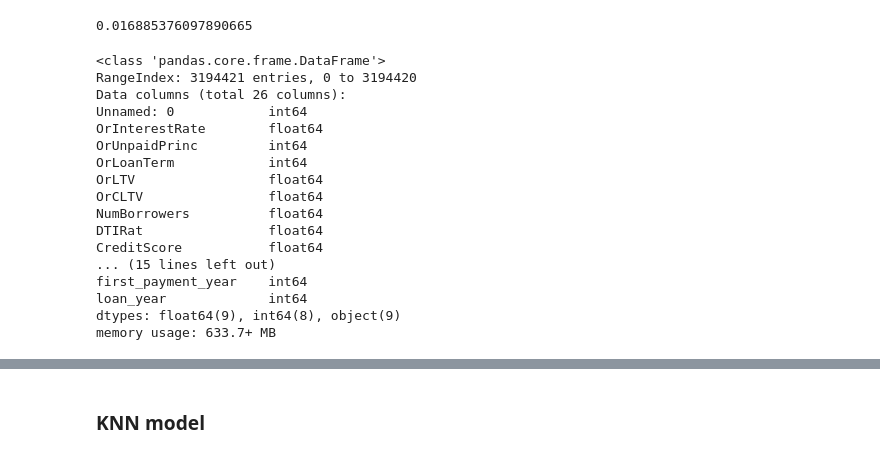
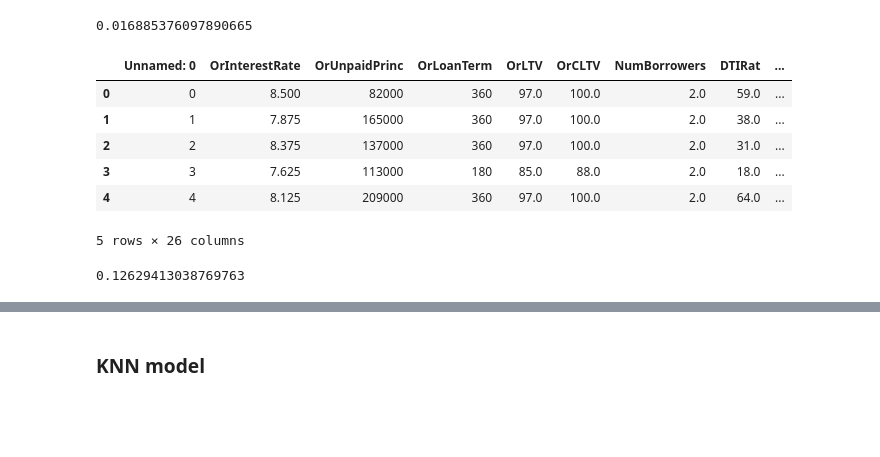
Before and after one commit to YD-Qi/Fannie-Mae-Loan-Project, a Jupyter notebook: Predict default.ipynb, the cells around one changed output, grey strips where cells are left out. Saved outputs shown, nothing was run; the diff lists cells and outputs as text; code cells hidden in the pictures; blank space fills up the shorter version.

```diff
--- a/Predict default.ipynb
+++ b/Predict default.ipynb
@@ -72,22 +52,12 @@ df["Default"].mean()
 # %% [output]
 0.016885376097890665
 # %%
-df.info()
+df.head()
 # %% [output]
+|  | Unnamed: 0 | OrInterestRate | OrUnpaidPrinc | OrLoanTerm | OrLTV | OrCLTV | NumBorrowers | DTIRat | ... |
+| 0 | 0 | 8.500 | 82000 | 360 | 97.0 | 100.0 | 2.0 | 59.0 | ... |
+| 1 | 1 | 7.875 | 165000 | 360 | 97.0 | 100.0 | 2.0 | 38.0 | ... |
+| 2 | 2 | 8.375 | 137000 | 360 | 97.0 | 100.0 | 2.0 | 31.0 | ... |
+| 3 | 3 | 7.625 | 113000 | 180 | 85.0 | 88.0 | 2.0 | 18.0 | ... |
+| 4 | 4 | 8.125 | 209000 | 360 | 97.0 | 100.0 | 2.0 | 64.0 | ... |
-<class 'pandas.core.frame.DataFrame'>
-RangeIndex: 3194421 entries, 0 to 3194420
-Data columns (total 26 columns):
-Unnamed: 0            int64
-OrInterestRate        float64
-OrUnpaidPrinc         int64
-OrLoanTerm            int64
-OrLTV                 float64
-OrCLTV                float64
-NumBorrowers          float64
-DTIRat                float64
-CreditScore           float64
-... (15 lines left out)
-first_payment_year    int64
-loan_year             int64
-dtypes: float64(9), int64(8), object(9)
-memory usage: 633.7+ MB
+5 rows × 26 columns
@@ -96,3 +71,7 @@ df_new=df.loc[df['loan_year']==2007]
+# %%
+df_new["Default"].mean()
+# %% [output]
+0.12629413038769763
 # %%
 df_new.shape
 # %% [output]
```
Also changed, not shown: parts of 17 cells of this notebook, 2 other files.
